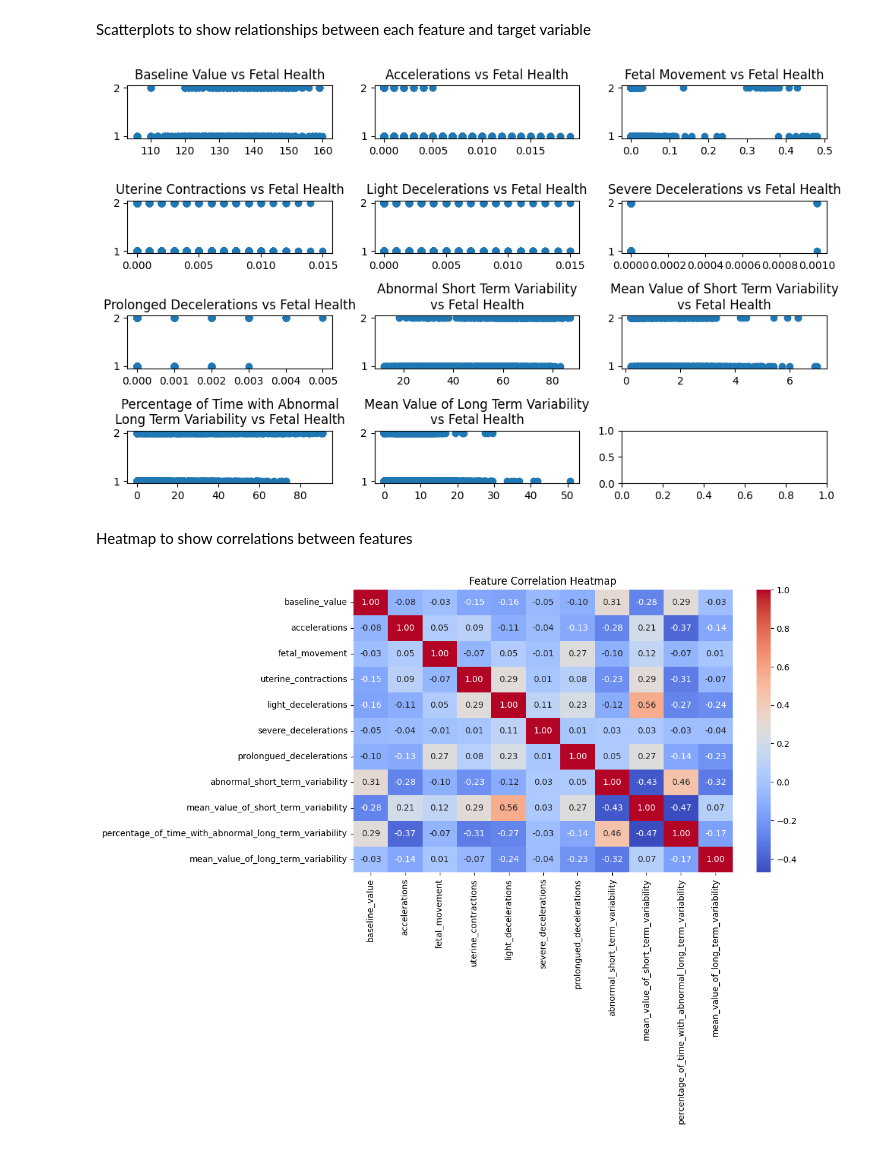
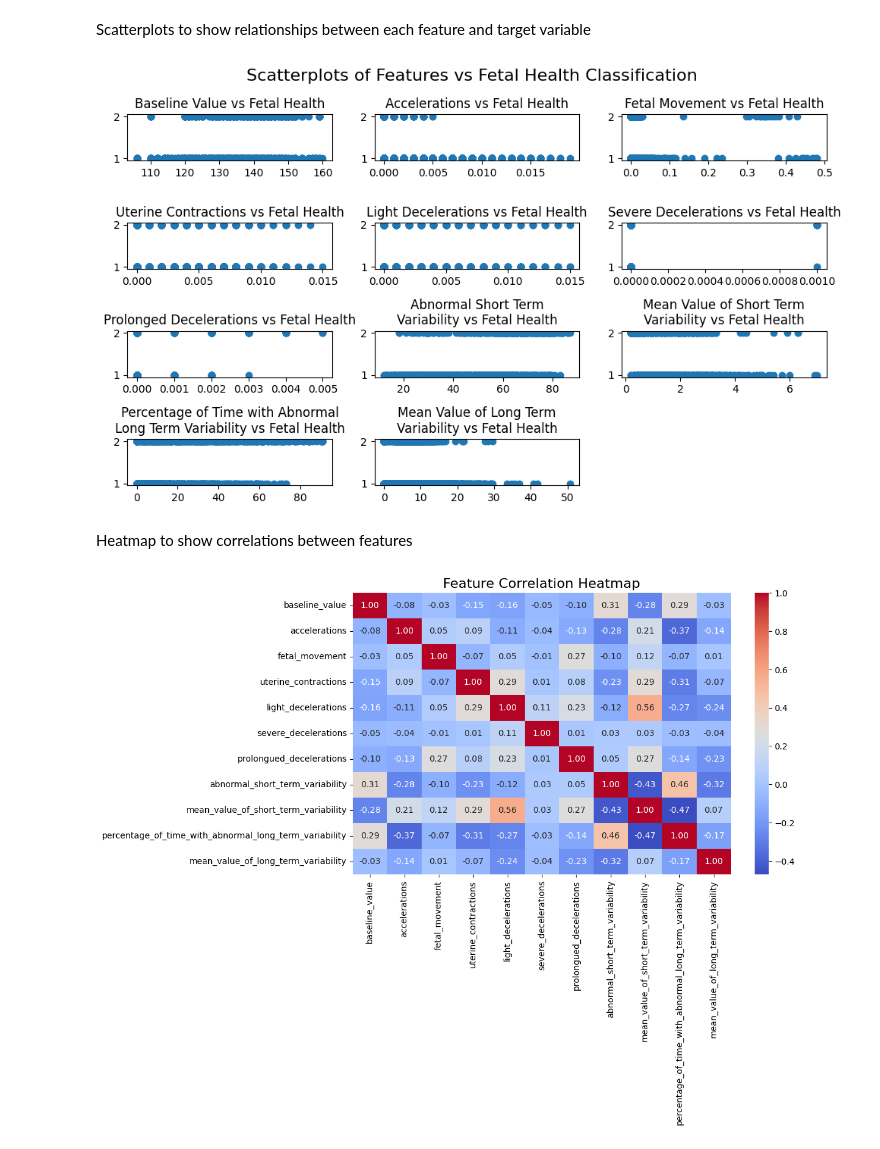
Before and after one commit to ivasslides/DS4021-Final-Project, a Jupyter notebook: Notebooks/descriptive.ipynb, the cells around one changed output. Cells and saved outputs as stored; diff of their text form; code cells hidden in the pictures.

Commit message:
saving outputs

```diff
--- a/Notebooks/descriptive.ipynb
+++ b/Notebooks/descriptive.ipynb
@@ -176,52 +218,63 @@ Scatterplots to show relationships between each feature and target variable
 # %%
 # Scatterplot comparing all variables to target variable
 fig, ax = plt.subplots(4, 3, figsize=(10, 6))
+# Flatten ax array for easy indexing
+ax = ax.flatten()
 
-ax[0,0].scatter(X['baseline_value'], y)
-ax[0,0].set_title('Baseline Value vs Fetal Health')
+# Plot scatterplots for each feature and add title
+ax[0].scatter(X['baseline_value'], y)
+ax[0].set_title('Baseline Value vs Fetal Health')
 
-ax[0,1].scatter(X['accelerations'], y)
-ax[0,1].set_title('Accelerations vs Fetal Health')
+ax[1].scatter(X['accelerations'], y)
+ax[1].set_title('Accelerations vs Fetal Health')
 
-ax[0,2].scatter(X['fetal_movement'], y)
-ax[0,2].set_title('Fetal Movement vs Fetal Health')
+ax[2].scatter(X['fetal_movement'], y)
+ax[2].set_title('Fetal Movement vs Fetal Health')
 
-ax[1,0].scatter(X['uterine_contractions'], y)
-ax[1,0].set_title('Uterine Contractions vs Fetal Health')
+ax[3].scatter(X['uterine_contractions'], y)
+ax[3].set_title('Uterine Contractions vs Fetal Health')
 
-ax[1,1].scatter(X['light_decelerations'], y)
-ax[1,1].set_title('Light Decelerations vs Fetal Health')
+ax[4].scatter(X['light_decelerations'], y)
+ax[4].set_title('Light Decelerations vs Fetal Health')
 
-ax[1,2].scatter(X['severe_decelerations'], y)
-ax[1,2].set_title('Severe Decelerations vs Fetal Health')
+ax[5].scatter(X['severe_decelerations'], y)
+ax[5].set_title('Severe Decelerations vs Fetal Health')
 
-ax[2,0].scatter(X['prolongued_decelerations'], y)
-ax[2,0].set_title('Prolonged Decelerations vs Fetal Health')
+ax[6].scatter(X['prolongued_decelerations'], y)
+ax[6].set_title('Prolonged Decelerations vs Fetal Health')
 
-ax[2,1].scatter(X['abnormal_short_term_variability'], y)
-ax[2,1].set_title('Abnormal Short Term Variability\nvs Fetal Health')
+ax[7].scatter(X['abnormal_short_term_variability'], y)
+ax[7].set_title('Abnormal Short Term\nVariability vs Fetal Health')
 
-ax[2,2].scatter(X['mean_value_of_short_term_variability'], y)
-ax[2,2].set_title('Mean Value of Short Term Variability\nvs Fetal Health')
+ax[8].scatter(X['mean_value_of_short_term_variability'], y)
+ax[8].set_title('Mean Value of Short Term\nVariability vs Fetal Health')
 
-ax[3,0].scatter(X['percentage_of_time_with_abnormal_long_term_variability'], y)
-ax[3,0].set_title('Percentage of Time with Abnormal\nLong Term Variability vs Fetal Health')
+ax[9].scatter(X['percentage_of_time_with_abnormal_long_term_variability'], y)
+ax[9].set_title('Percentage of Time with Abnormal\nLong Term Variability vs Fetal Health')
 
-ax[3,1].scatter(X['mean_value_of_long_term_variability'], y)
-ax[3,1].set_title('Mean Value of Long Term Variability\nvs Fetal Health')
+ax[10].scatter(X['mean_value_of_long_term_variability'], y)
+ax[10].set_title('Mean Value of Long Term\nVariability vs Fetal Health')
 
+# Delete last, empty plot space
+fig.delaxes(ax[11])
+
+# Create overall title
+fig.suptitle('Scatterplots of Features vs Fetal Health Classification', fontsize=16)
 
 plt.tight_layout()
+
+# Saving scatterplots as PNG
+plt.savefig('../Outputs/comparison_scatterplots.png', dpi=300)
 plt.show()
 # %% [output]
-[figure, old version]
+[figure, new version]
 # %% [markdown]
 Heatmap to show correlations between features
 # %%
 # Heatmap to show correlation between features
 plt.figure(figsize=(10, 6))
 sns.heatmap(X.corr(), annot=True, fmt=".2f", cmap='coolwarm')
-plt.title('Feature Correlation Heatmap')
+plt.title('Feature Correlation Heatmap', fontsize=16)
 plt.show()
 # %% [output]
-[figure, old version]
+[figure, new version]
```
Also changed, not shown: parts of 7 cells of this notebook, 7 other files.
